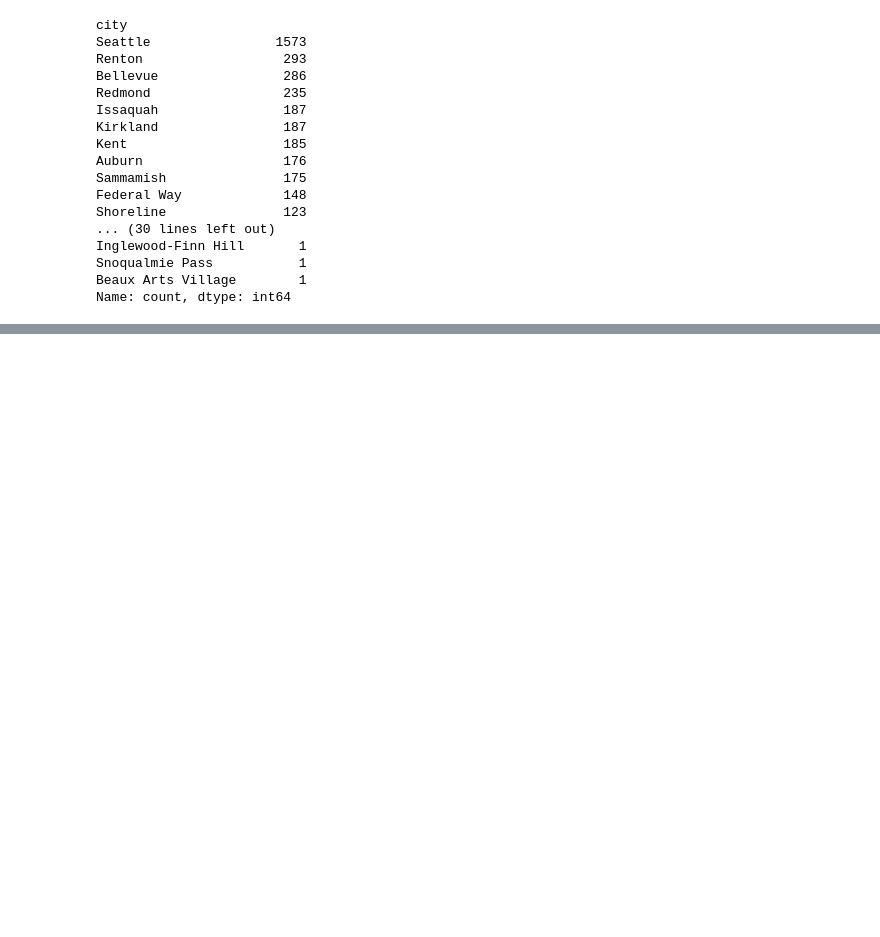
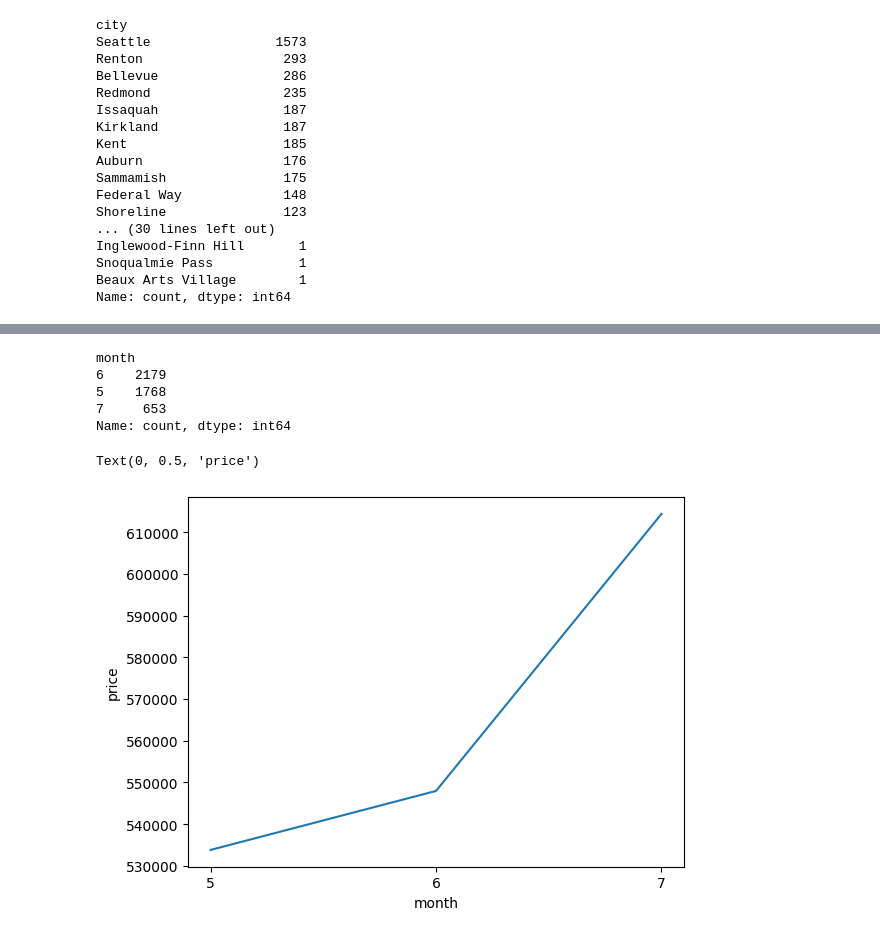
Before and after one commit to walethewave/Supervised-Learning, a Jupyter notebook: Supervised learning.ipynb, the cells around one changed output, grey strips where cells are left out. Drawn from its saved outputs; the diff is of its cells as text; code cells hidden in the pictures; blank space fills up the shorter version.

```diff
--- a/Supervised learning.ipynb
+++ b/Supervised learning.ipynb
@@ -105,0 +133,15 @@ Name: count, dtype: int64
+# %%
+#So we can see from this graph that the price increase between May and June slowly than ,
+# it increases between June and July
+print(df['month'].value_counts())
+plt.xticks(np.arange(5,8,1))
+df.groupby('month').mean()['price'].plot()
+plt.ylabel('price')
+# %% [output]
+month
+6    2179
+5    1768
+7     653
+Name: count, dtype: int64
+Text(0, 0.5, 'price')
+[figure, added]
```
Also changed, not shown: parts of 6 cells of this notebook.
